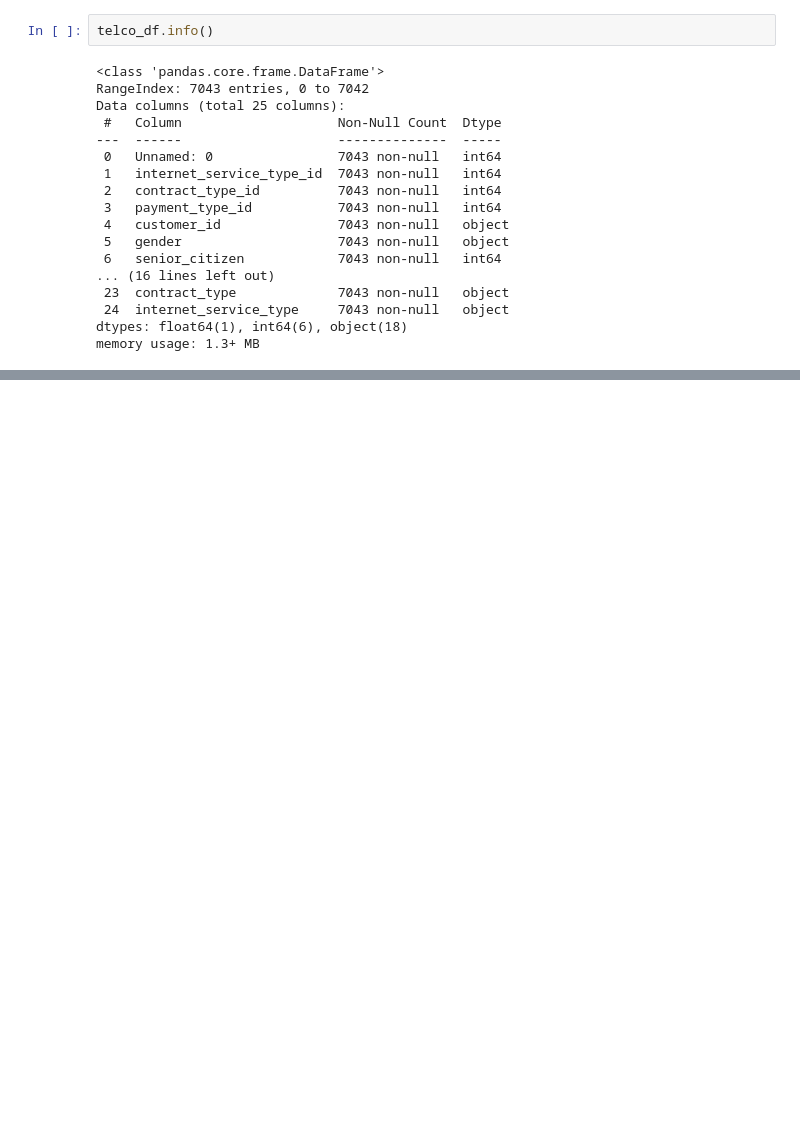
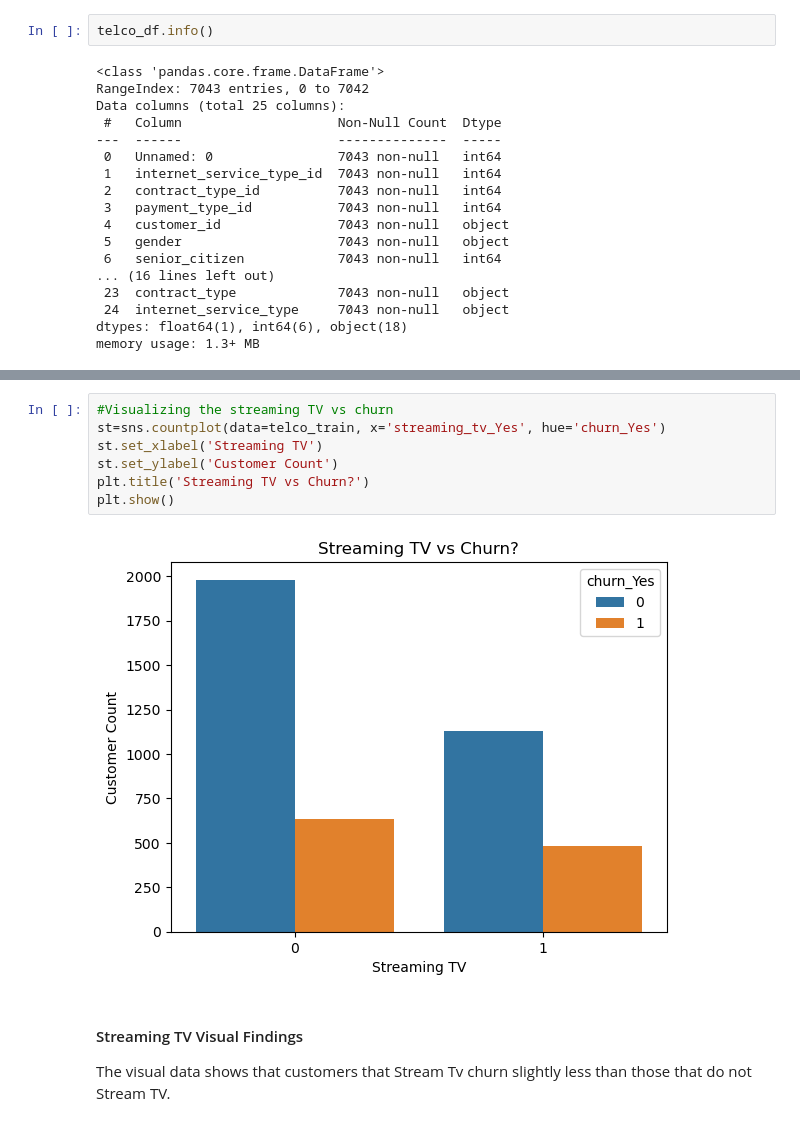
Before and after one commit to annie-carter/classification_project, a Jupyter notebook: nonfinal_exploration.ipynb, the cells around one changed output, grey strips where cells are left out. Cells and saved outputs as stored; diff of their text form; blank space fills up the shorter version.

```diff
--- a/nonfinal_exploration.ipynb
+++ b/nonfinal_exploration.ipynb
@@ -152,0 +301,12 @@ This is the initial exploration of data
+# %%
+#Visualizing the streaming TV vs churn
+st=sns.countplot(data=telco_train, x='streaming_tv_Yes', hue='churn_Yes')
+st.set_xlabel('Streaming TV')
+st.set_ylabel('Customer Count')
+plt.title('Streaming TV vs Churn?')
+plt.show()
+# %% [output]
+[figure, added]
+# %% [markdown]
+#### Streaming TV Visual Findings
+The visual data shows that customers that Stream Tv churn slightly less than those that do not Stream TV.
```
Also changed, not shown: parts of 147 cells of this notebook.
